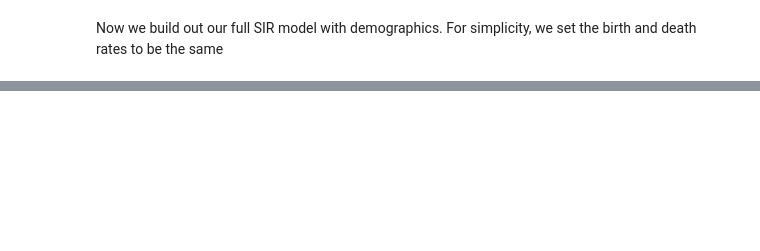
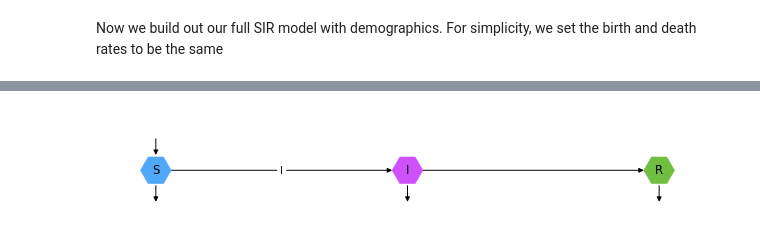
Before and after one commit to DataForScience/Epidemiology101, a Jupyter notebook: Epidemiology304.ipynb, the cells around one changed output, grey strips where cells are left out. Saved outputs shown, nothing was run; the diff lists cells and outputs as text; code cells hidden in the pictures; blank space fills up the shorter version.

```diff
--- a/Epidemiology304.ipynb
+++ b/Epidemiology304.ipynb
@@ -185 +264,6 @@ SIR_demo.add_death_rate(death=gamma)
+# %%
+fig, ax = plt.subplots(1, figsize=(10, 2))
+SIR_demo.draw_model(ax=ax)
+# %% [output]
+[figure, added]
 # %%
```
Also changed, not shown: parts of 38 cells of this notebook, 1 other file.
